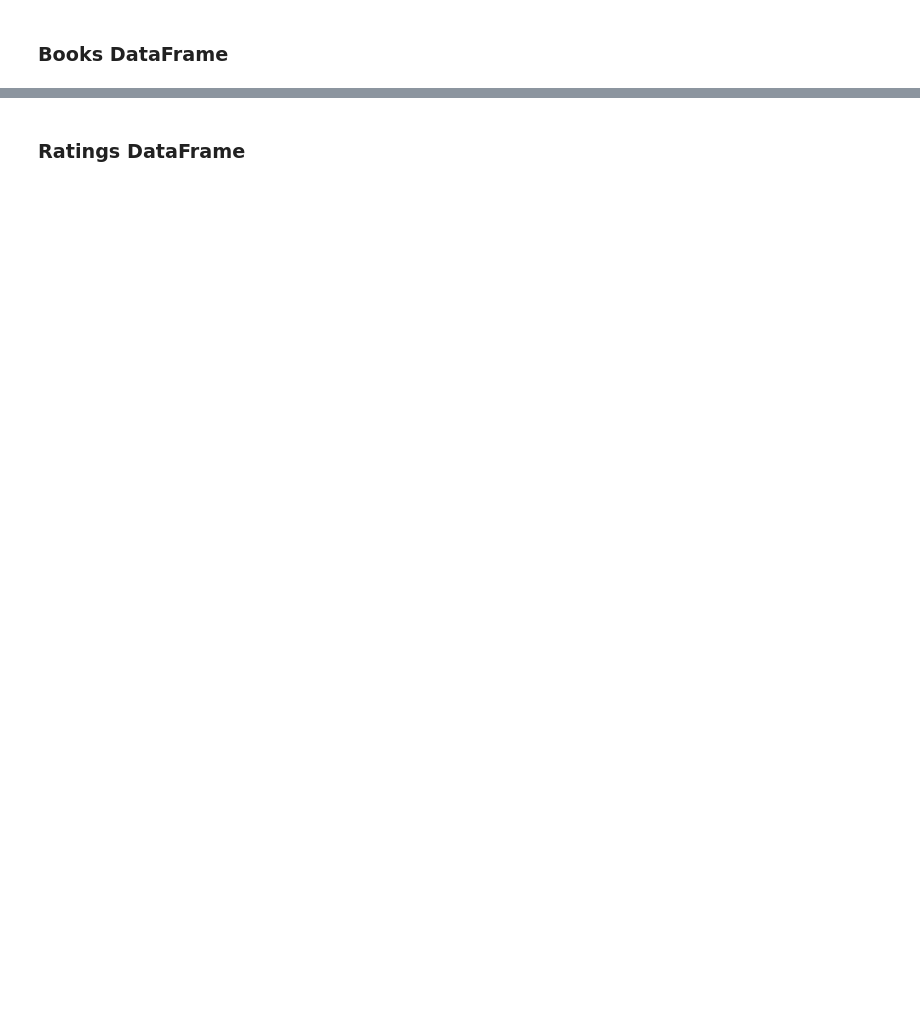
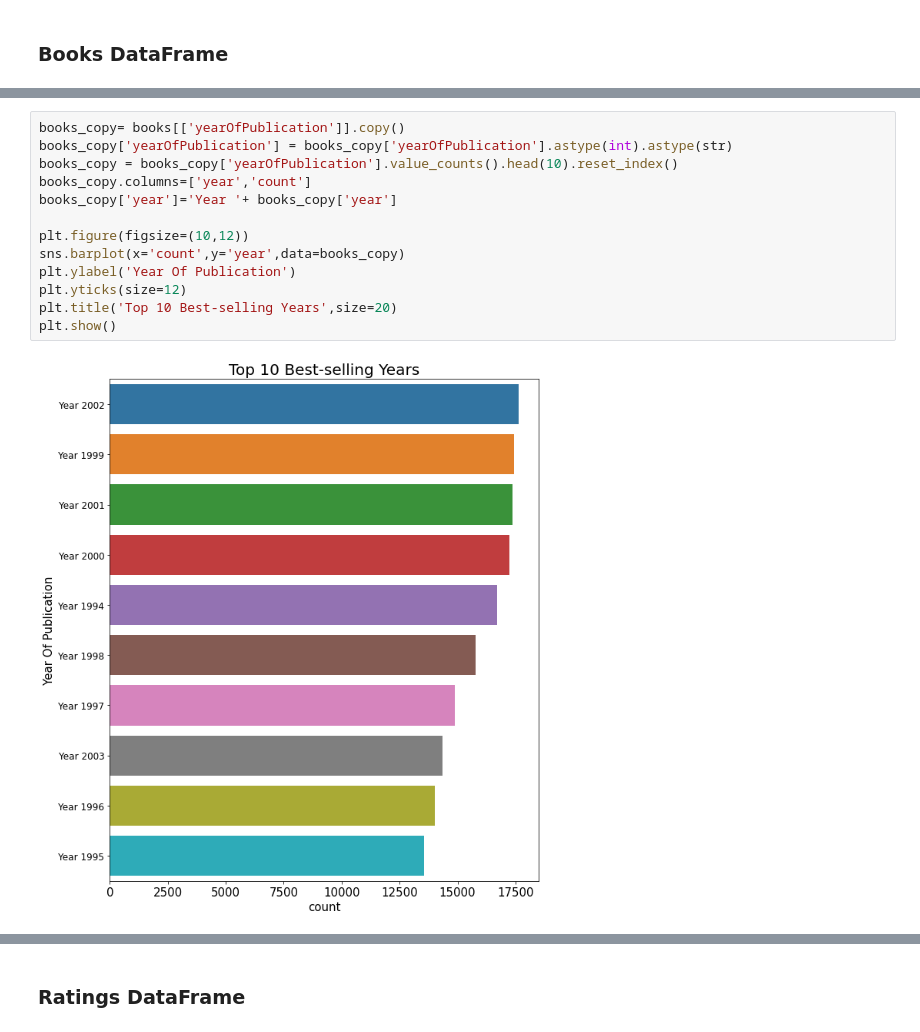
Before and after one commit to mohsenMahmoodzadeh/book-crossing-recommender-system, a Jupyter notebook: Data_Preprocessing.ipynb, the cells around one changed output, grey strips where cells are left out. Drawn from its saved outputs; the diff is of its cells as text; blank space fills up the shorter version.

```diff
--- a/Data_Preprocessing.ipynb
+++ b/Data_Preprocessing.ipynb
@@ -136,0 +175,15 @@ users.head()
+# %%
+books_copy= books[['yearOfPublication']].copy()
+books_copy['yearOfPublication'] = books_copy['yearOfPublication'].astype(int).astype(str)
+books_copy = books_copy['yearOfPublication'].value_counts().head(10).reset_index()
+books_copy.columns=['year','count']
+books_copy['year']='Year '+ books_copy['year']
+
+plt.figure(figsize=(10,12))
+sns.barplot(x='count',y='year',data=books_copy)
+plt.ylabel('Year Of Publication')
+plt.yticks(size=12)
+plt.title('Top 10 Best-selling Years',size=20)
+plt.show()
+# %% [output]
+[figure, added]
```
Also changed, not shown: parts of 25 cells of this notebook.
